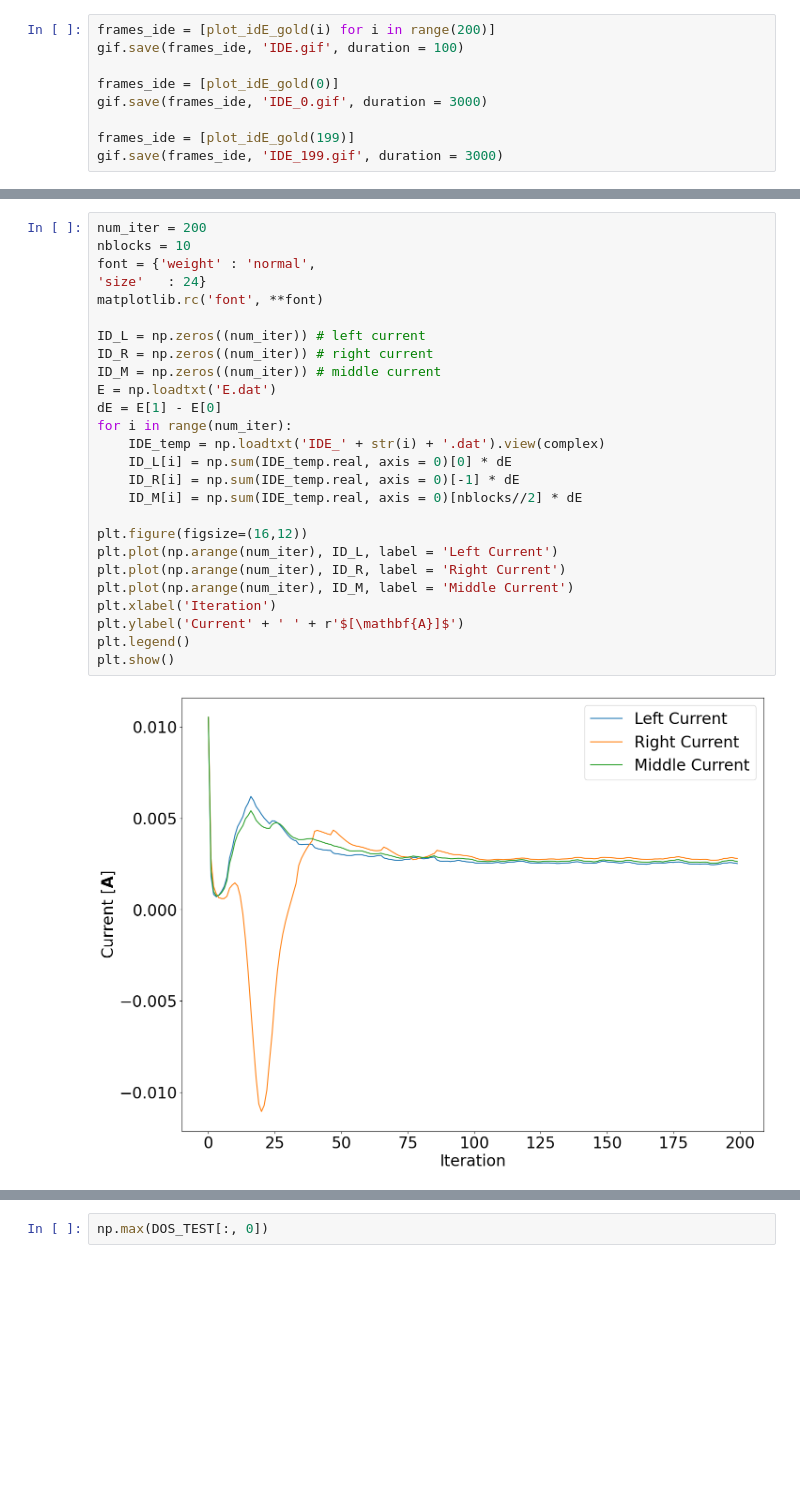
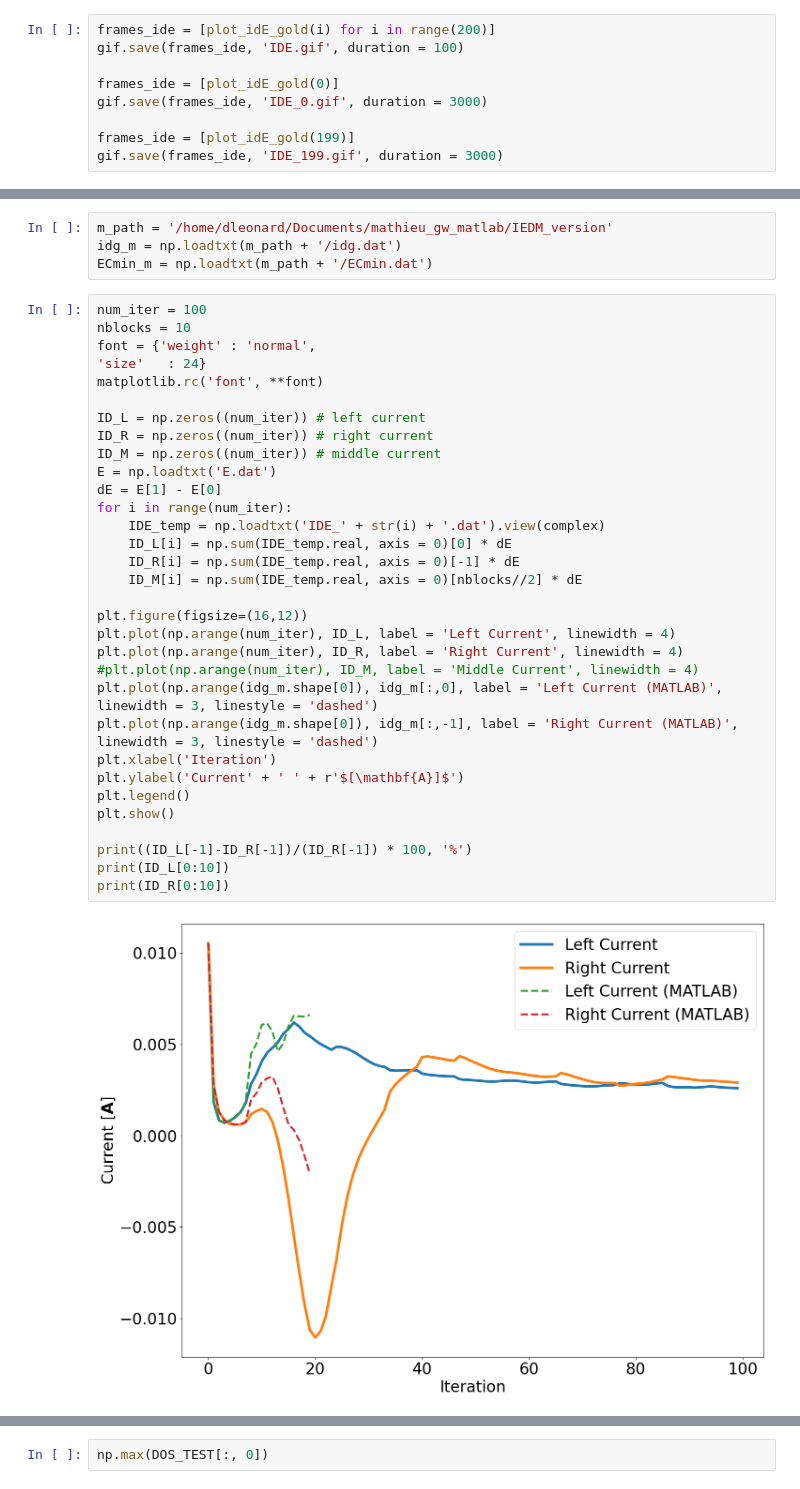
Before and after one commit to Nano-TCAD/QuaTrEx, a Jupyter notebook: quatrex/results/GNR_biased_sc/analysis.ipynb, the cells around one changed output, grey strips where cells are left out. Drawn from its saved outputs; the diff is of its cells as text; blank space fills up the shorter version.

```diff
--- a/quatrex/results/GNR_biased_sc/analysis.ipynb
+++ b/quatrex/results/GNR_biased_sc/analysis.ipynb
@@ -128,28 +130,38 @@ gif.save(frames_ide, 'IDE_199.gif', duration = 3000)
+# %%
+m_path = '/home/dleonard/Documents/mathieu_gw_matlab/IEDM_version'
+idg_m = np.loadtxt(m_path + '/idg.dat')
+ECmin_m = np.loadtxt(m_path + '/ECmin.dat')
 # %%
-num_iter = 200
+num_iter = 100
 nblocks = 10
 font = {'weight' : 'normal',
 'size'   : 24}
 matplotlib.rc('font', **font)
 
 ID_L = np.zeros((num_iter)) # left current
 ID_R = np.zeros((num_iter)) # right current
 ID_M = np.zeros((num_iter)) # middle current
 E = np.loadtxt('E.dat')
 dE = E[1] - E[0]
 for i in range(num_iter):
     IDE_temp = np.loadtxt('IDE_' + str(i) + '.dat').view(complex)
     ID_L[i] = np.sum(IDE_temp.real, axis = 0)[0] * dE
     ID_R[i] = np.sum(IDE_temp.real, axis = 0)[-1] * dE
     ID_M[i] = np.sum(IDE_temp.real, axis = 0)[nblocks//2] * dE
 
 plt.figure(figsize=(16,12))
-plt.plot(np.arange(num_iter), ID_L, label = 'Left Current')
-plt.plot(np.arange(num_iter), ID_R, label = 'Right Current')
-plt.plot(np.arange(num_iter), ID_M, label = 'Middle Current')
+plt.plot(np.arange(num_iter), ID_L, label = 'Left Current', linewidth = 4)
+plt.plot(np.arange(num_iter), ID_R, label = 'Right Current', linewidth = 4)
+#plt.plot(np.arange(num_iter), ID_M, label = 'Middle Current', linewidth = 4)
+plt.plot(np.arange(idg_m.shape[0]), idg_m[:,0], label = 'Left Current (MATLAB)', linewidth = 3, linestyle = 'dashed')
+plt.plot(np.arange(idg_m.shape[0]), idg_m[:,-1], label = 'Right Current (MATLAB)', linewidth = 3, linestyle = 'dashed')
 plt.xlabel('Iteration')
 plt.ylabel('Current' + ' ' + r'$[\mathbf{A}]$')
 plt.legend()
 plt.show()
+
+print((ID_L[-1]-ID_R[-1])/(ID_R[-1]) * 100, '%')
+print(ID_L[0:10])
+print(ID_R[0:10])
 # %% [output]
-[figure, old version]
+[figure, new version]
```
Also changed, not shown: parts of 5 cells of this notebook, 5 other files.
